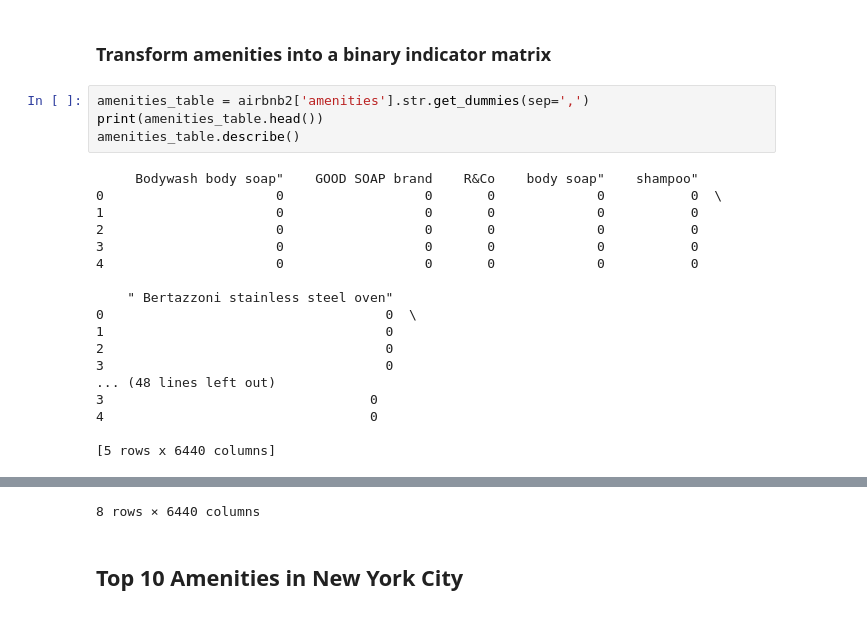
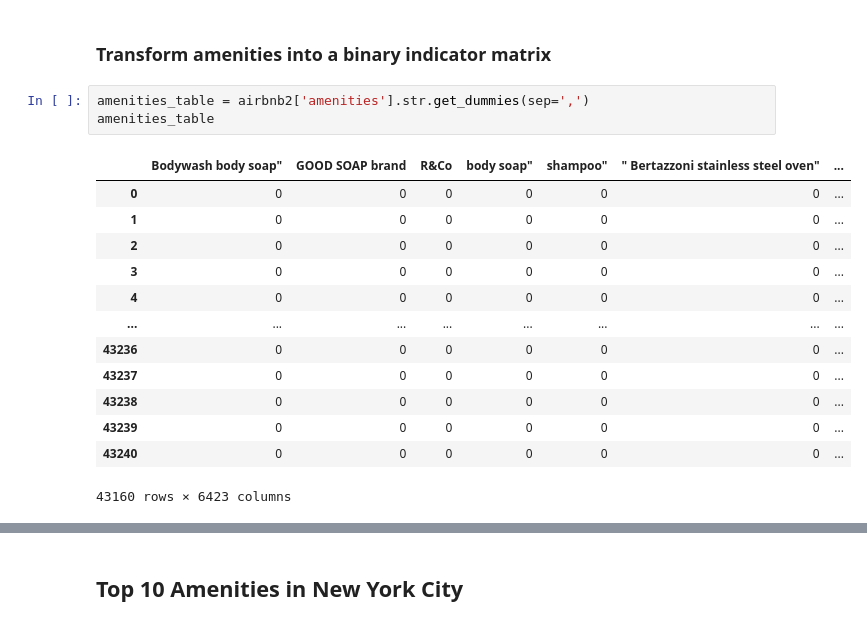
Before and after one commit to Jacopo21/AirbPrice_ML, a Jupyter notebook: airbnb APRIL.ipynb, the cells around one changed output, grey strips where cells are left out. Cells and saved outputs as stored; diff of their text form.

```diff
--- a/airbnb APRIL.ipynb
+++ b/airbnb APRIL.ipynb
@@ -205,23 +205,18 @@ Name: count, dtype: int64
 ### Transform amenities into a binary indicator matrix
 # %%
 amenities_table = airbnb2['amenities'].str.get_dummies(sep=',')
-print(amenities_table.head())
-amenities_table.describe()
+amenities_table
 # %% [output]
+|  | Bodywash body soap" | GOOD SOAP brand | R&Co | body soap" | shampoo" | " Bertazzoni stainless steel oven" | ... |
+| 0 | 0 | 0 | 0 | 0 | 0 | 0 | ... |
+| 1 | 0 | 0 | 0 | 0 | 0 | 0 | ... |
+| 2 | 0 | 0 | 0 | 0 | 0 | 0 | ... |
+| 3 | 0 | 0 | 0 | 0 | 0 | 0 | ... |
+| 4 | 0 | 0 | 0 | 0 | 0 | 0 | ... |
+| ... | ... | ... | ... | ... | ... | ... | ... |
+| 43236 | 0 | 0 | 0 | 0 | 0 | 0 | ... |
+| 43237 | 0 | 0 | 0 | 0 | 0 | 0 | ... |
+| 43238 | 0 | 0 | 0 | 0 | 0 | 0 | ... |
+| 43239 | 0 | 0 | 0 | 0 | 0 | 0 | ... |
+| 43240 | 0 | 0 | 0 | 0 | 0 | 0 | ... |
-     Bodywash body soap"    GOOD SOAP brand    R&Co    body soap"    shampoo"
-0                      0                  0       0             0           0  \
-1                      0                  0       0             0           0
-2                      0                  0       0             0           0
-3                      0                  0       0             0           0
-4                      0                  0       0             0           0
-
-    " Bertazzoni stainless steel oven"
-0                                    0  \
-1                                    0
-2                                    0
-3                                    0
-... (48 lines left out)
-3                                  0
-4                                  0
-
-[5 rows x 6440 columns]
+43160 rows × 6423 columns
@@ -237,4 +223,3 @@ amenities_table.describe()
-8 rows × 6440 columns
 # %% [markdown]
 ## Top 10 Amenities in New York City
 # %%
```
Also changed, not shown: parts of 3 cells of this notebook, 3 other files.
